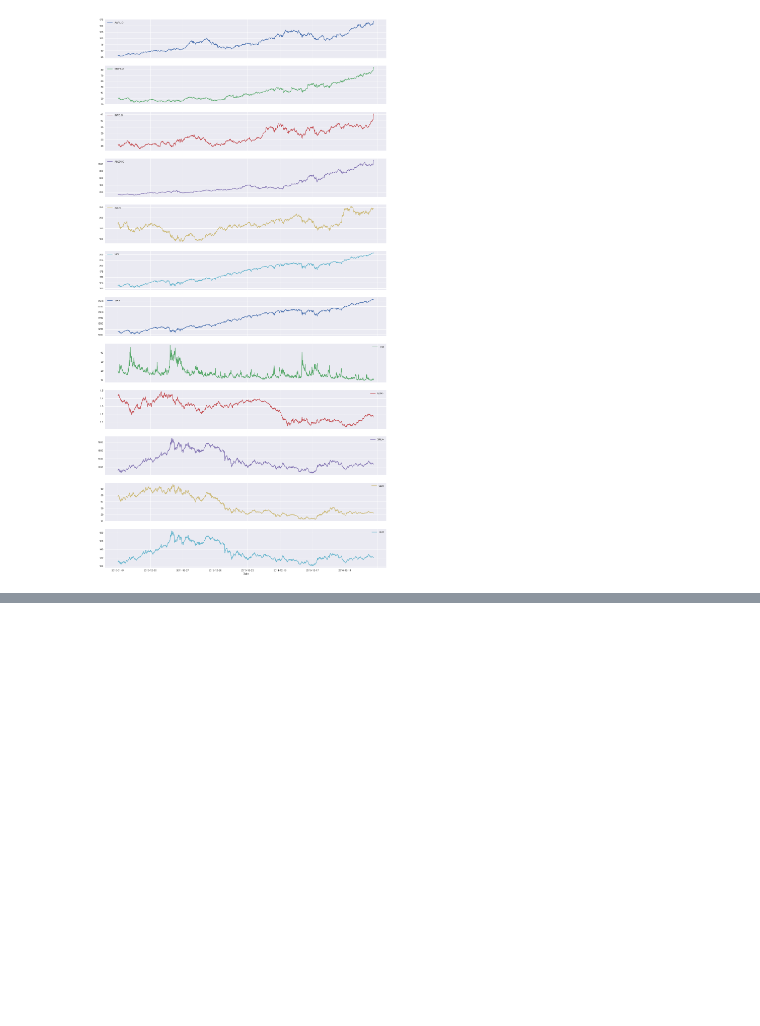
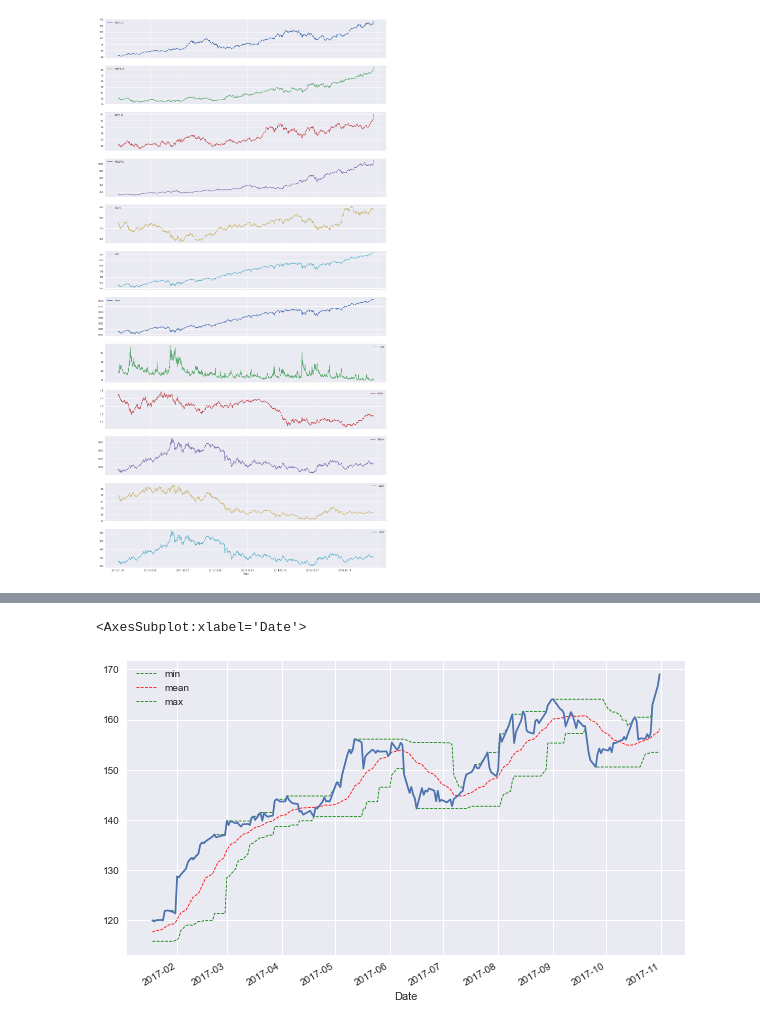
Before and after one commit to anubhavsingh10/Finance, a Jupyter notebook: timeseries.ipynb, the cells around one changed output, grey strips where cells are left out. Saved outputs shown, nothing was run; the diff lists cells and outputs as text; code cells hidden in the pictures; blank space fills up the shorter version.

Commit message:
Rolling analysis

```diff
--- a/timeseries.ipynb
+++ b/timeseries.ipynb
@@ -28,0 +95,10 @@ array([<AxesSubplot:xlabel='Date'>, <AxesSubplot:xlabel='Date'>,
+# %%
+sym = 'AAPL.O'
+data = pd.DataFrame(data[sym]).dropna()
+window = 20
+data['min'] = data[sym].rolling(window=window).min()
+data['std'] = data[sym].rolling(window=window).std()
+data['mean'] = data[sym].rolling(window=window).mean()
+data['max'] = data[sym].rolling(window=window).max()
+data['ewma'] = data[sym].ewm(halflife=0.5, min_periods=window).mean()
+data
@@ -28,0 +120,6 @@ array([<AxesSubplot:xlabel='Date'>, <AxesSubplot:xlabel='Date'>,
+# %%
+ax = data[['min', 'mean', 'max']].iloc[-200:].plot(figsize=(10, 6), style=['g--', 'r--', 'g--'], lw=0.8)
+data[sym].iloc[-200:].plot(ax=ax)
+# %% [output]
+<AxesSubplot:xlabel='Date'>
+[figure, added]
```
Also changed, not shown: parts of 9 cells of this notebook.
